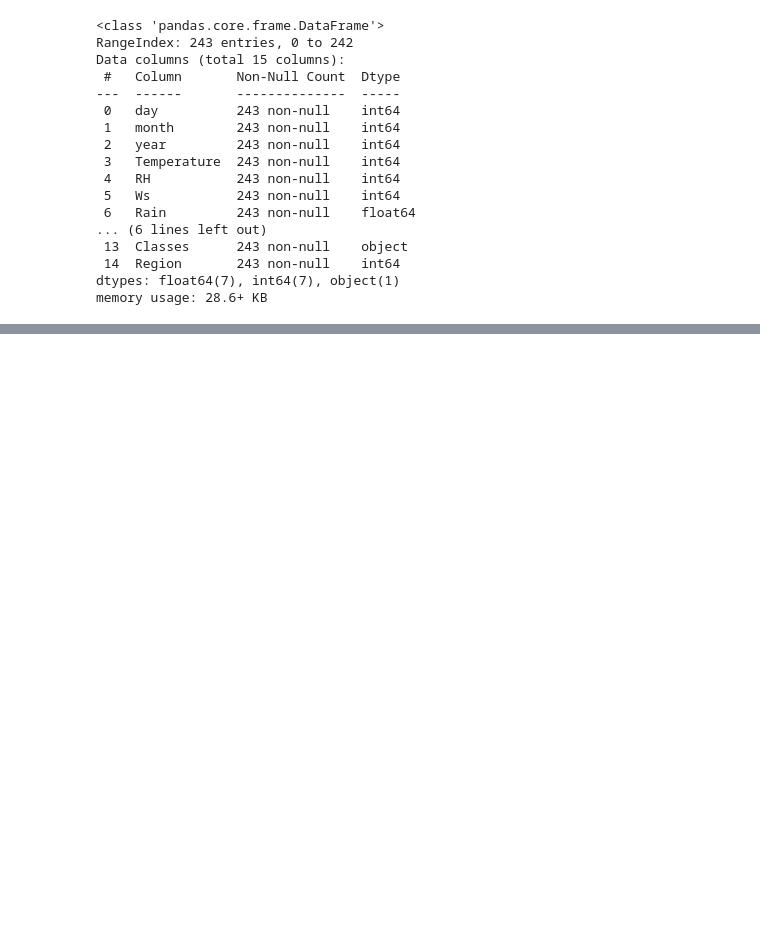
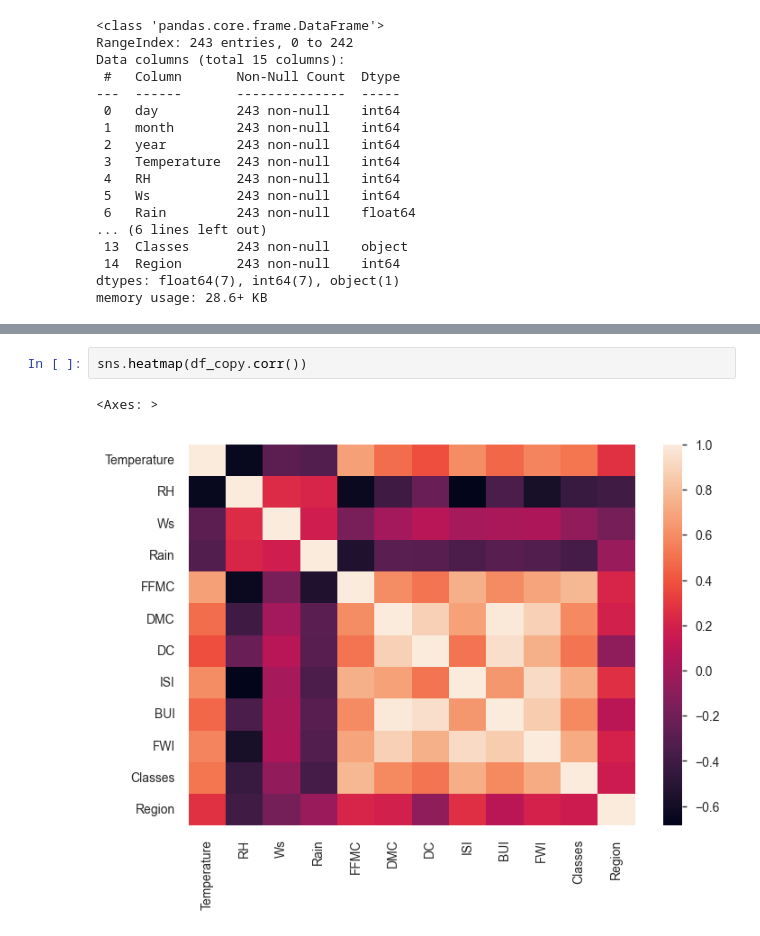
Before and after one commit to SahanaKmurthy/Data_Science_Projects, a Jupyter notebook: Supervised Learning/Ridge_LASSO_ElasticNet_Regression.ipynb, the cells around one changed output, grey strips where cells are left out. Saved outputs shown, nothing was run; the diff lists cells and outputs as text; blank space fills up the shorter version.

```diff
--- a/Supervised Learning/Ridge_LASSO_ElasticNet_Regression.ipynb
+++ b/Supervised Learning/Ridge_LASSO_ElasticNet_Regression.ipynb
@@ -289,0 +385,5 @@ memory usage: 28.6+ KB
+# %%
+sns.heatmap(df_copy.corr())
+# %% [output]
+<Axes: >
+[figure, added]
```
Also changed, not shown: parts of 71 cells of this notebook, 1 other file.
